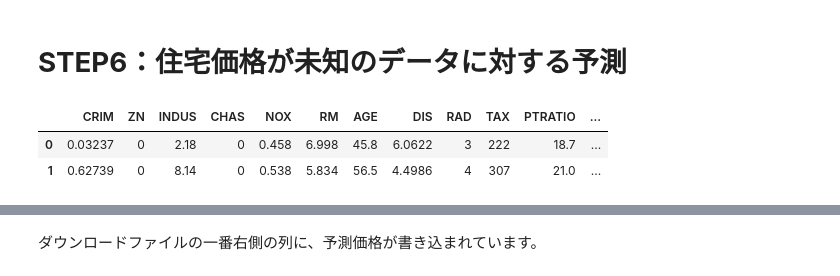
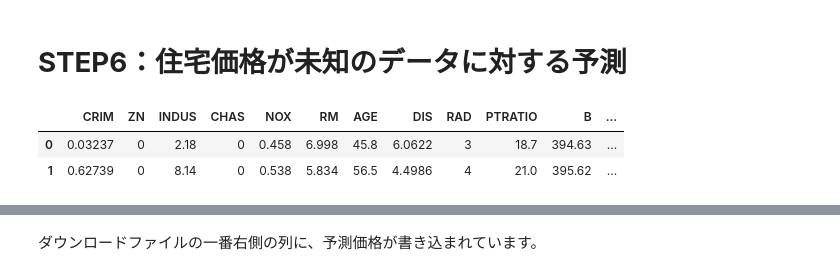
Before and after one commit to hatanaka-lab/Getting_started_with_MI, a Jupyter notebook: notebook/Ex2_Boston_forView.ipynb, the cells around one changed output, grey strips where cells are left out. Saved outputs shown, nothing was run; the diff lists cells and outputs as text; code cells hidden in the pictures.

```diff
--- a/notebook/Ex2_Boston_forView.ipynb
+++ b/notebook/Ex2_Boston_forView.ipynb
@@ -104,6 +104,9 @@ plt.xlim([0, correlation_coefficients.shape[0]])
 plt.show()
 # %% [output]
 [figure]
+# %%
+# RADと相関の高いTAX特徴量を消去する
+df = df.drop(["TAX"], axis=1)
 # %% [markdown]
 # **STEP3：データを切り分け**
 # %%
@@ -117,0 +121,4 @@ df.iloc[:,1:14].head(2)  #中身の確認用
+# %%
+# 現在の訓練データXの列名を保持（あとで使用）
+X_columns_name = list(df.iloc[:,1:13].columns)
+X_columns_name
@@ -220,12 +278,12 @@ plt.show()
 df_Pred = pd.read_excel("Boston.xlsx", sheet_name='For Prediction')
 # %%
 # ﾃﾞｰﾀはX_Predに代入
-X_Pred = np.array(df_Pred.iloc[:,1:14])
-df_Pred.iloc[:,1:14].head(2)
+X_Pred = np.array(df_Pred[X_columns_name])
+df_Pred[X_columns_name].head(2)
 # %% [output]
-|  | CRIM | ZN | INDUS | CHAS | NOX | RM | AGE | DIS | RAD | TAX | PTRATIO | ... |
-| 0 | 0.03237 | 0 | 2.18 | 0 | 0.458 | 6.998 | 45.8 | 6.0622 | 3 | 222 | 18.7 | ... |
-| 1 | 0.62739 | 0 | 8.14 | 0 | 0.538 | 5.834 | 56.5 | 4.4986 | 4 | 307 | 21.0 | ... |
+|  | CRIM | ZN | INDUS | CHAS | NOX | RM | AGE | DIS | RAD | PTRATIO | B | ... |
+| 0 | 0.03237 | 0 | 2.18 | 0 | 0.458 | 6.998 | 45.8 | 6.0622 | 3 | 18.7 | 394.63 | ... |
+| 1 | 0.62739 | 0 | 8.14 | 0 | 0.538 | 5.834 | 56.5 | 4.4986 | 4 | 21.0 | 395.62 | ... |
 # %%
 #　説明変数を標準化する
 #  機械学習モデルを作った時に定義したscalerをそのまま適用
```
Also changed, not shown: parts of 16 cells of this notebook.
